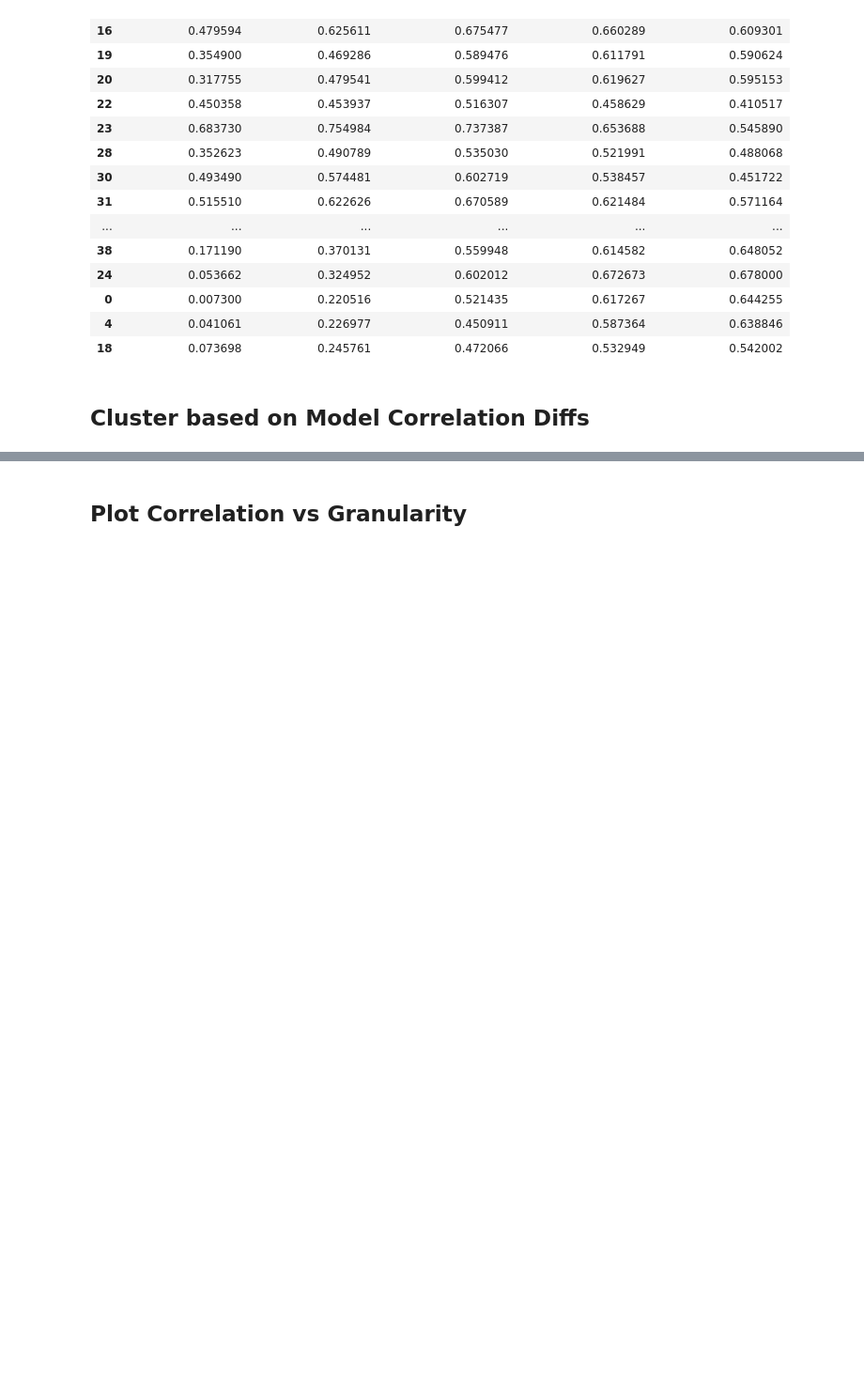
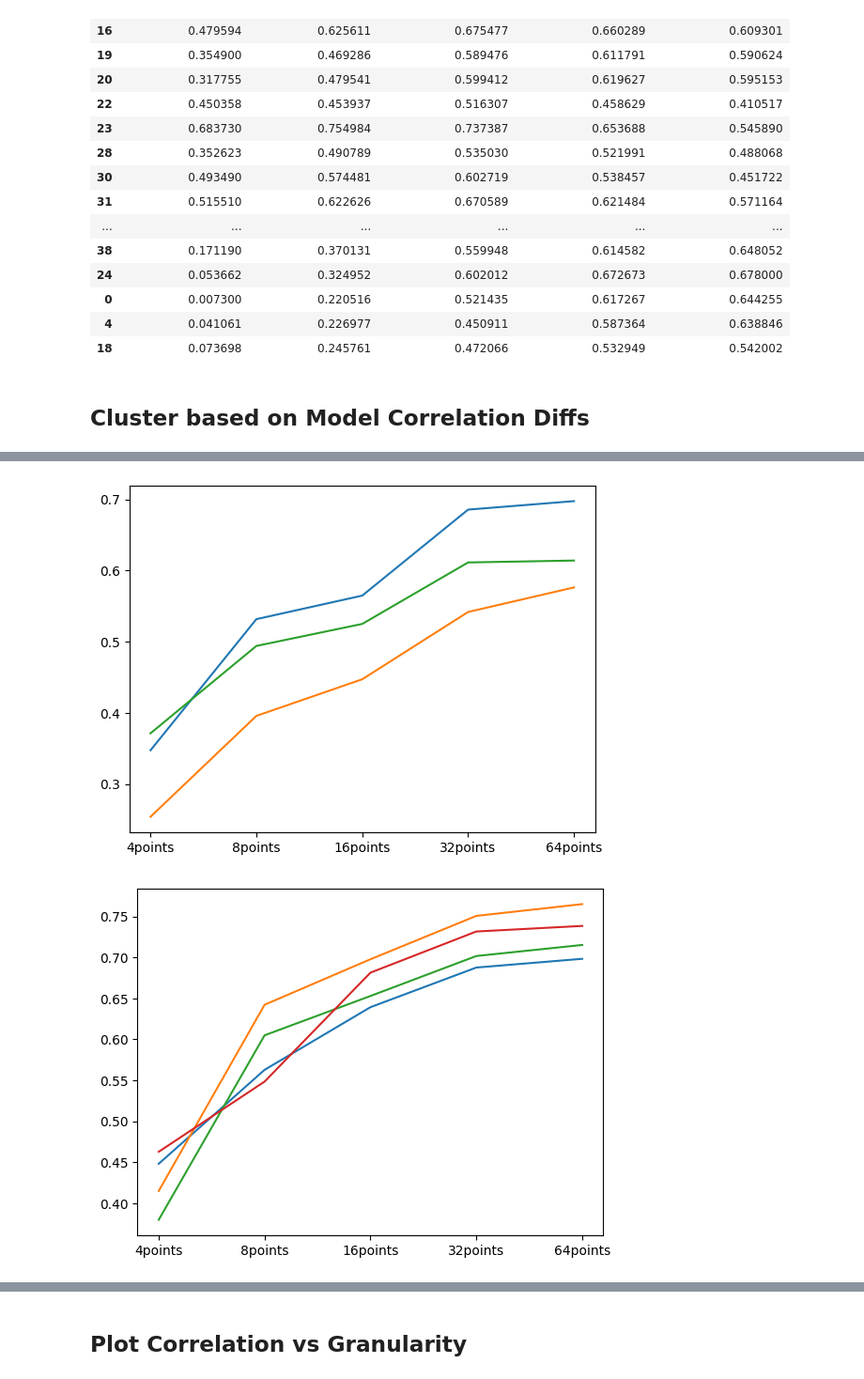
Before and after one commit to shenkev/segment-anything, a Jupyter notebook: analysis/cluster.ipynb, the cells around one changed output, grey strips where cells are left out. Shown at 94% size. Cells and saved outputs as stored; diff of their text form; code cells hidden in the pictures; blank space fills up the shorter version.

```diff
--- a/analysis/cluster.ipynb
+++ b/analysis/cluster.ipynb
@@ -517,0 +601,8 @@ The average silhouette score for 4 clusters is 0.36
+# %%
+for df in [df1, df2, df3, df4]:
+    plt.figure()
+    for index, row in df.iterrows():
+        plt.plot(levels, row[["spearman_{}".format(l) for l in levels]].to_numpy().squeeze())
+# %% [output]
+[figure, added]
+[figure, added]
```
Also changed, not shown: parts of 15 cells of this notebook.
